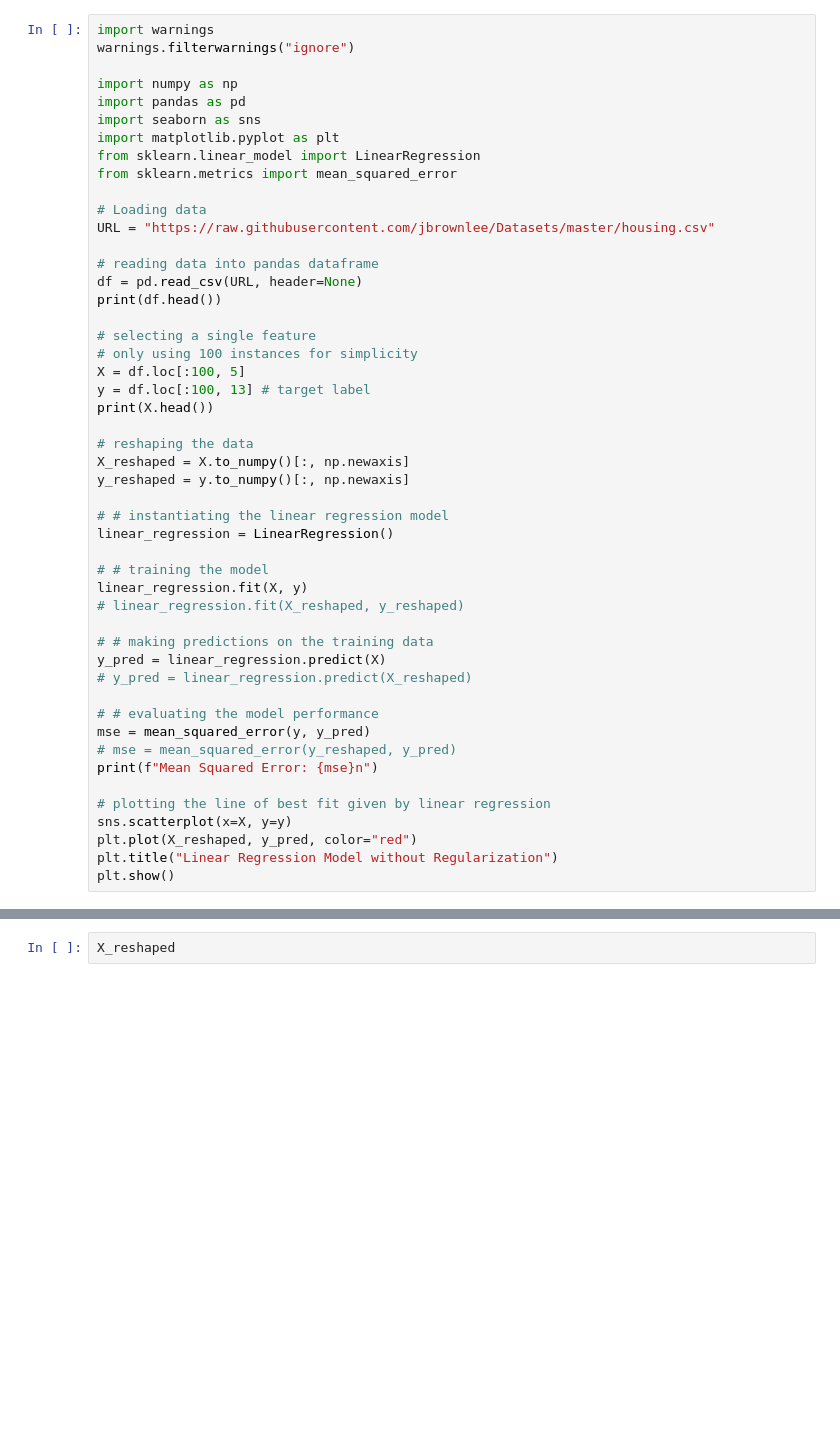
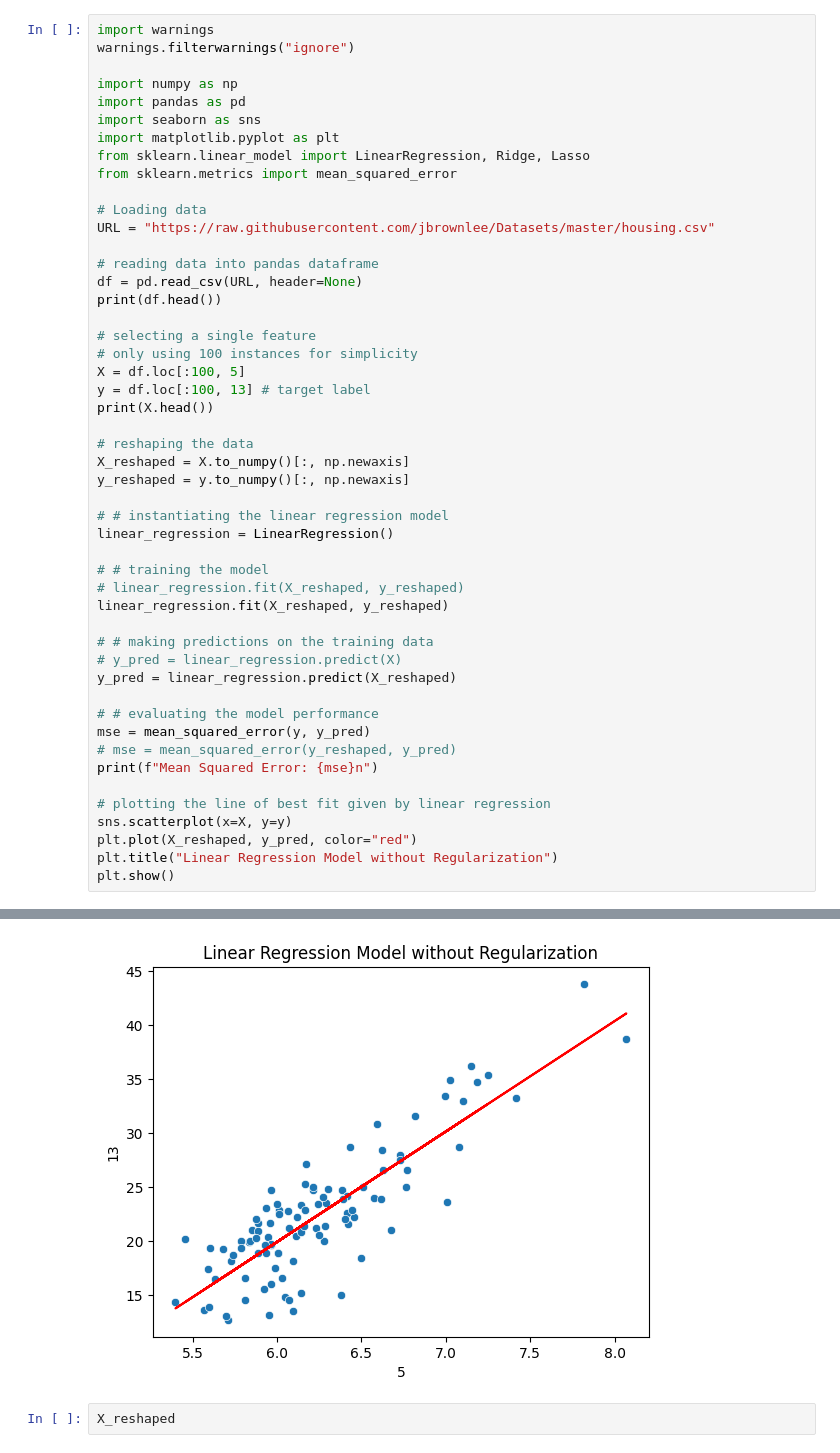
Before and after one commit to JKijonoka/Bootcamp_public, a Jupyter notebook: Day2/L1_L2 .ipynb, the cells around one changed output, grey strips where cells are left out. Drawn from its saved outputs; the diff is of its cells as text; blank space fills up the shorter version.

```diff
--- a/Day2/L1_L2 .ipynb
+++ b/Day2/L1_L2 .ipynb
@@ -48,7 +15,7 @@ import numpy as np
 import pandas as pd
 import seaborn as sns
 import matplotlib.pyplot as plt
-from sklearn.linear_model import LinearRegression
+from sklearn.linear_model import LinearRegression, Ridge, Lasso
 from sklearn.metrics import mean_squared_error
 
 # Loading data
@@ -72,12 +39,12 @@ y_reshaped = y.to_numpy()[:, np.newaxis]
 linear_regression = LinearRegression()
 
 # # training the model
-linear_regression.fit(X, y)
 # linear_regression.fit(X_reshaped, y_reshaped)
+linear_regression.fit(X_reshaped, y_reshaped)
 
 # # making predictions on the training data
-y_pred = linear_regression.predict(X)
-# y_pred = linear_regression.predict(X_reshaped)
+# y_pred = linear_regression.predict(X)
+y_pred = linear_regression.predict(X_reshaped)
 
 # # evaluating the model performance
 mse = mean_squared_error(y, y_pred)
@@ -113,3 +80,4 @@ ValueError: Expected a 2-dimensional container but got <class 'pandas.core.serie
+[figure, added]
 # %%
 X_reshaped
 # %% [output]
```
Also changed, not shown: parts of 3 cells of this notebook.
